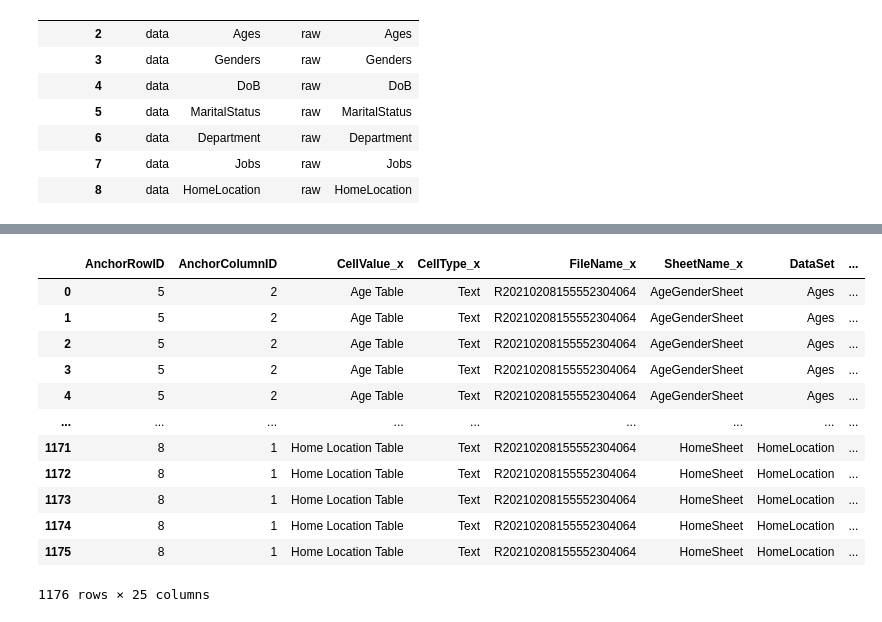
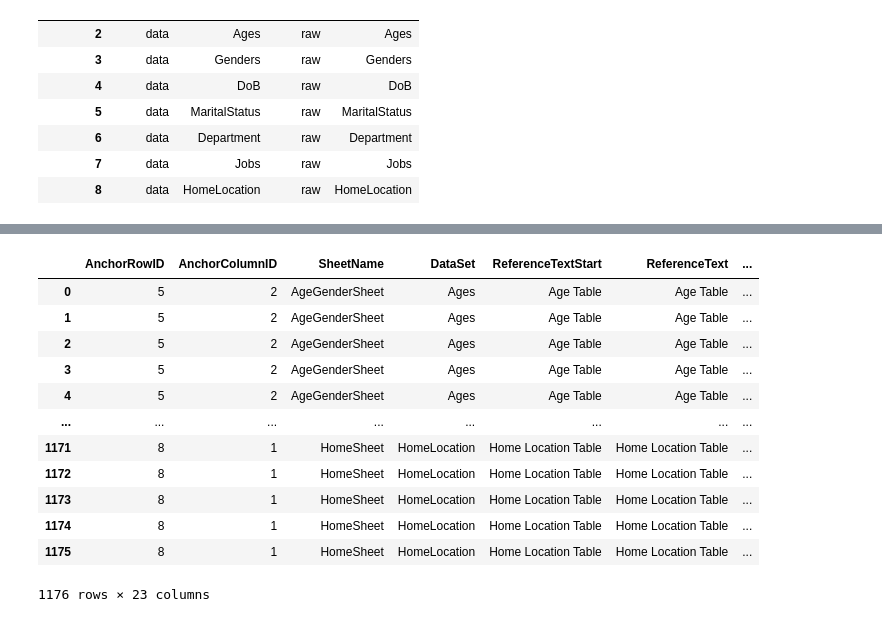
Before and after one commit to andrewcgaitskell/excel-extractor, a Jupyter notebook: Dataset.ipynb, the cells around one changed output, grey strips where cells are left out. Saved outputs shown, nothing was run; the diff lists cells and outputs as text; code cells hidden in the pictures.

```diff
--- a/Dataset.ipynb
+++ b/Dataset.ipynb
@@ -174,5 +162,6 @@ fullcelldb.head()
 Anchor_Table = fullcelldb.merge(ReferenceText_Table,how='right', left_on=['SheetName','CellValue'], right_on=['SheetName','ReferenceTextStart'])
 # %%
 Anchor_Table = Anchor_Table.rename(columns={"RowID": "AnchorRowID", "ColumnID": "AnchorColumnID"})
+Anchor_Table = Anchor_Table.drop(['CellValue', 'CellType'], axis=1)
 Anchor_Table
 # %% [output]
@@ -186,0 +176,7 @@ Anchor_Table
+# %%
+End_Table = fullcelldb.merge(ReferenceText_Table,how='inner', left_on=['SheetName','CellValue'], right_on=['SheetName','ReferenceTextEnd'])
+End_Table.dropna(subset=['ReferenceTextEnd'],inplace=True)
+End_Table = End_Table.rename(columns={"RowID": "EndRowID", "ColumnID": "EndColumnID"})
+End_Table = End_Table.drop(['CellValue', 'CellType', 'FileName', 'ReferenceTextStart'], axis=1)
+#End_Table[End_Table['DataSet']=='Ages']
+End_Table
@@ -223,7 +223,15 @@ MetaData_Table
 # %%
 FullDataMap_Table = Anchor_Table.merge(
         Datamap_Table,how='right',
-        left_on=['DataSet'],
-        right_on=['DataSet'])
+        left_on=['DataSet','SheetName'],
+        right_on=['DataSet','SheetName'])
+
+FullDataMap_Table = FullDataMap_Table.drop(['FileName'], axis=1)
+
+FullDataMap_Table = FullDataMap_Table.merge(
+        End_Table,how='left',
+        left_on=['DataSet','SheetName'],
+        right_on=['DataSet','SheetName'])
+
 FullDataMap_Table
 # %% [output]
@@ -246,7 +254,7 @@ FullDataMap_Table
 # %%
 FullDataPublish_Table = FullDataMap_Table.merge(
         fullcelldb,how='left',
-        left_on=['SheetName_x'],
+        left_on=['SheetName'],
         right_on=['SheetName'])
 FullDataPublish_Table
 # %% [output]
@@ -266,37 +274,37 @@ FullDataPublish_Table
 # %%
 def KeepColumn(ColumnID,ColumnFromReferenceText,AnchorColumnID):
     if ColumnID == ColumnFromReferenceText + AnchorColumnID:
         return 1
     return 0
 
-def KeepRow(RowID,RowFromReferenceText,AnchorRowID):
-    if RowID > RowFromReferenceText + AnchorRowID:
+def KeepRow(RowID,RowFromReferenceText,AnchorRowID, EndRowID):
+    if RowID > RowFromReferenceText + AnchorRowID and RowID < EndRowID:
         return 1
     return 0
 #dc.ColumnID = ds.ColumnFromReferenceText + @AnchorColumn
 
 FullDataPublish_Table['KeepColumn'] = FullDataPublish_Table.apply(lambda x: KeepColumn(x['ColumnID'],x['ColumnFromReferenceText'],x['AnchorColumnID']), axis=1)
-FullDataPublish_Table['KeepRow'] = FullDataPublish_Table.apply(lambda x: KeepRow(x['RowID'],x['RowFromReferenceText'],x['AnchorRowID']), axis=1)
+FullDataPublish_Table['KeepRow'] = FullDataPublish_Table.apply(lambda x: KeepRow(x['RowID'],x['RowFromReferenceText'],x['AnchorRowID'],x['EndRowID']), axis=1)
 
 ##df.apply(lambda x: fxy(x['A'], x['B']), axis=1)
 
 
 #dc.RowID > ds.RowFromReferenceText + @AnchorRow;
 FullDataPublish_Table
 # %% [output]
-|  | AnchorRowID | AnchorColumnID | CellValue_x | CellType_x | FileName_x | SheetName_x | DataSet | ... |
-| 0 | 5 | 2 | Age Table | Text | R20210208155552304064 | AgeGenderSheet | Ages | ... |
-| 1 | 5 | 2 | Age Table | Text | R20210208155552304064 | AgeGenderSheet | Ages | ... |
-| 2 | 5 | 2 | Age Table | Text | R20210208155552304064 | AgeGenderSheet | Ages | ... |
-| 3 | 5 | 2 | Age Table | Text | R20210208155552304064 | AgeGenderSheet | Ages | ... |
-| 4 | 5 | 2 | Age Table | Text | R20210208155552304064 | AgeGenderSheet | Ages | ... |
-| ... | ... | ... | ... | ... | ... | ... | ... | ... |
-| 1171 | 8 | 1 | Home Location Table | Text | R20210208155552304064 | HomeSheet | HomeLocation | ... |
-| 1172 | 8 | 1 | Home Location Table | Text | R20210208155552304064 | HomeSheet | HomeLocation | ... |
-| 1173 | 8 | 1 | Home Location Table | Text | R20210208155552304064 | HomeSheet | HomeLocation | ... |
-| 1174 | 8 | 1 | Home Location Table | Text | R20210208155552304064 | HomeSheet | HomeLocation | ... |
-| 1175 | 8 | 1 | Home Location Table | Text | R20210208155552304064 | HomeSheet | HomeLocation | ... |
+|  | AnchorRowID | AnchorColumnID | SheetName | DataSet | ReferenceTextStart | ReferenceText | ... |
+| 0 | 5 | 2 | AgeGenderSheet | Ages | Age Table | Age Table | ... |
+| 1 | 5 | 2 | AgeGenderSheet | Ages | Age Table | Age Table | ... |
+| 2 | 5 | 2 | AgeGenderSheet | Ages | Age Table | Age Table | ... |
+| 3 | 5 | 2 | AgeGenderSheet | Ages | Age Table | Age Table | ... |
+| 4 | 5 | 2 | AgeGenderSheet | Ages | Age Table | Age Table | ... |
+| ... | ... | ... | ... | ... | ... | ... | ... |
+| 1171 | 8 | 1 | HomeSheet | HomeLocation | Home Location Table | Home Location Table | ... |
+| 1172 | 8 | 1 | HomeSheet | HomeLocation | Home Location Table | Home Location Table | ... |
+| 1173 | 8 | 1 | HomeSheet | HomeLocation | Home Location Table | Home Location Table | ... |
+| 1174 | 8 | 1 | HomeSheet | HomeLocation | Home Location Table | Home Location Table | ... |
+| 1175 | 8 | 1 | HomeSheet | HomeLocation | Home Location Table | Home Location Table | ... |
-1176 rows × 25 columns
+1176 rows × 23 columns
 # %%
 Data2BPublished_Cells = FullDataPublish_Table[(FullDataPublish_Table['KeepRow']==1) & (FullDataPublish_Table['KeepColumn']==1)]
 Data2BPublished_Cells
```
Also changed, not shown: parts of 13 cells of this notebook.
